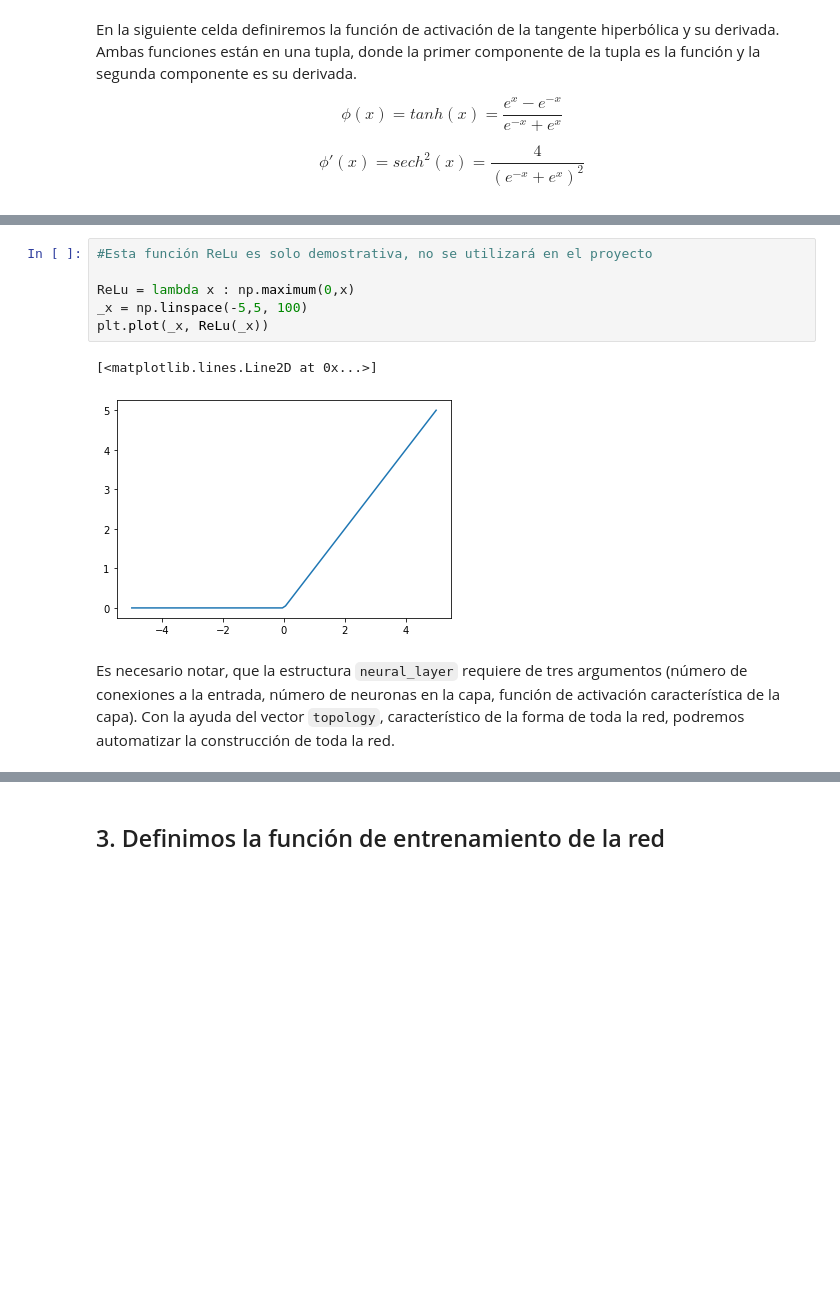
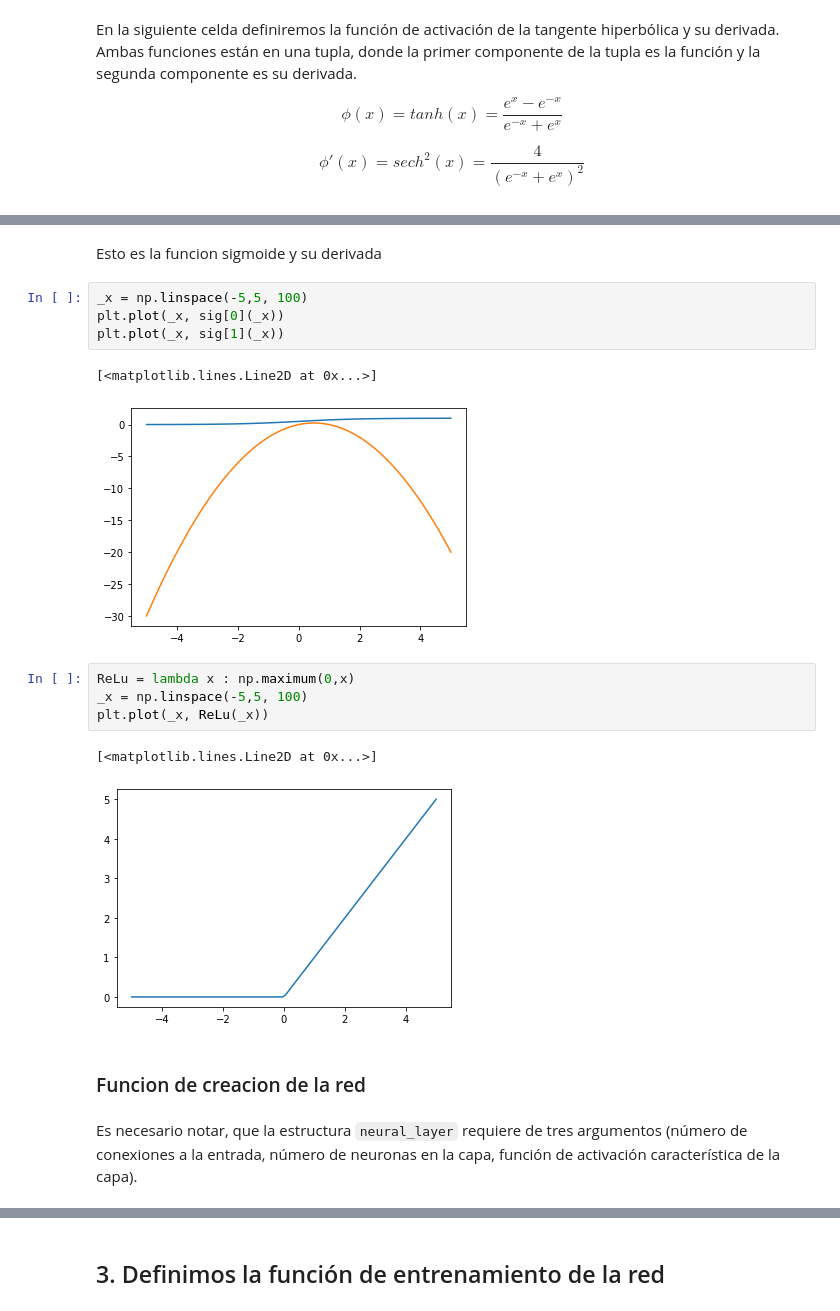
Before and after one commit to maryskal/SITK, a Jupyter notebook: neural_networks/IA_notebooks/IA_Notebook _4_Programando_Red_Neuronal_desde_Cero.ipynb, the cells around one changed output, grey strips where cells are left out. Cells and saved outputs as stored; diff of their text form; blank space fills up the shorter version.

````diff
--- a/neural_networks/IA_notebooks/IA_Notebook _4_Programando_Red_Neuronal_desde_Cero.ipynb
+++ b/neural_networks/IA_notebooks/IA_Notebook _4_Programando_Red_Neuronal_desde_Cero.ipynb
@@ -81,12 +240,21 @@ plt.plot(_x, tanh[1](_x))
+# %% [markdown]
+Esto es la funcion sigmoide y su derivada
+# %%
+_x = np.linspace(-5,5, 100)
+plt.plot(_x, sig[0](_x))
+plt.plot(_x, sig[1](_x))
+# %% [output]
+[<matplotlib.lines.Line2D at 0x...>]
+[figure, added]
 # %%
-#Esta función ReLu es solo demostrativa, no se utilizará en el proyecto
-
 ReLu = lambda x : np.maximum(0,x)
 _x = np.linspace(-5,5, 100)
 plt.plot(_x, ReLu(_x))
 # %% [output]
 [<matplotlib.lines.Line2D at 0x...>]
 [figure]
+# %% [markdown]
+### Funcion de creacion de la red
 # %% [markdown]
-Es necesario notar, que la estructura ```neural_layer``` requiere de tres argumentos (número de conexiones a la entrada, número de neuronas en la capa, función de activación característica de la capa). Con la ayuda del vector ```topology```, característico de la forma de toda la red, podremos automatizar la construcción de toda la red.
+Es necesario notar, que la estructura ```neural_layer``` requiere de tres argumentos (número de conexiones a la entrada, número de neuronas en la capa, función de activación característica de la capa).
 # %%
````
Also changed, not shown: parts of 43 cells of this notebook.
